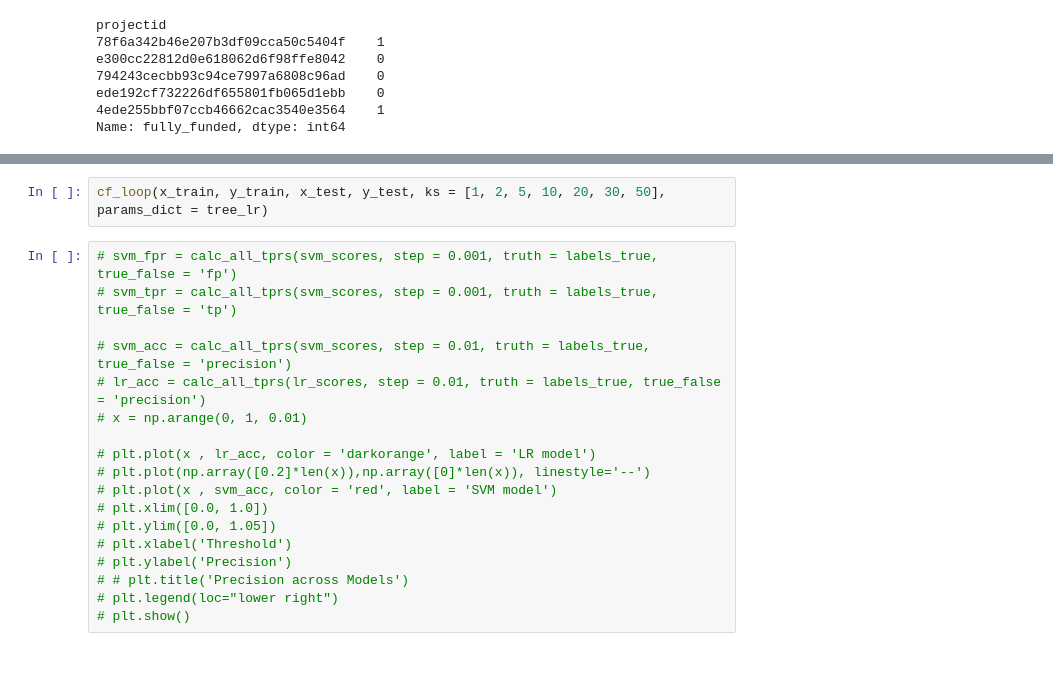
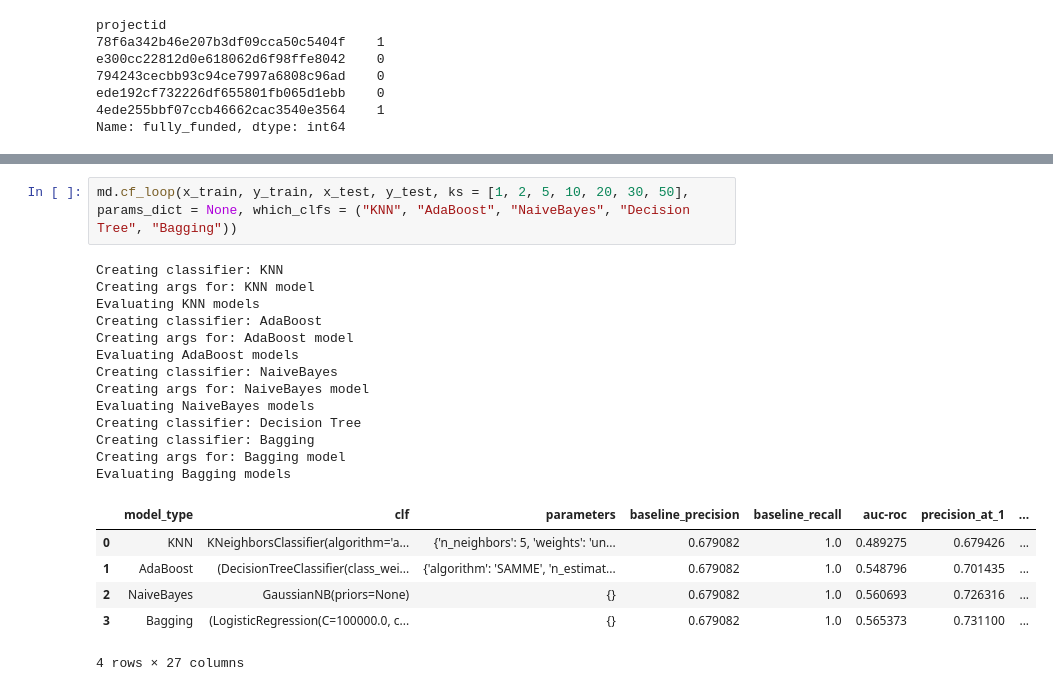
Before and after one commit to anmolchaturvedi/predicting_excitement, a Jupyter notebook: donors_choose.ipynb, the cells around one changed output, grey strips where cells are left out. Drawn from its saved outputs; the diff is of its cells as text; blank space fills up the shorter version.

Commit message:
mvoing model fcns around

```diff
--- a/donors_choose.ipynb
+++ b/donors_choose.ipynb
@@ -1221,20 +966,22 @@ tree_lr = {
 # %%
-cf_loop(x_train, y_train, x_test, y_test, ks = [1, 2, 5, 10, 20, 30, 50], params_dict = tree_lr)
+md.cf_loop(x_train, y_train, x_test, y_test, ks = [1, 2, 5, 10, 20, 30, 50], params_dict = None, which_clfs = ("KNN", "AdaBoost", "NaiveBayes", "Decision Tree", "Bagging"))
+# %% [output]
+Creating classifier: KNN
+Creating args for: KNN model
+Evaluating KNN models
+Creating classifier: AdaBoost
+Creating args for: AdaBoost model
+Evaluating AdaBoost models
+Creating classifier: NaiveBayes
+Creating args for: NaiveBayes model
+Evaluating NaiveBayes models
+Creating classifier: Decision Tree
+Creating classifier: Bagging
+Creating args for: Bagging model
+Evaluating Bagging models
+|  | model_type | clf | parameters | baseline_precision | baseline_recall | auc-roc | precision_at_1 | ... |
+| 0 | KNN | KNeighborsClassifier(algorithm='a... | {'n_neighbors': 5, 'weights': 'un... | 0.679082 | 1.0 | 0.489275 | 0.679426 | ... |
+| 1 | AdaBoost | (DecisionTreeClassifier(class_wei... | {'algorithm': 'SAMME', 'n_estimat... | 0.679082 | 1.0 | 0.548796 | 0.701435 | ... |
+| 2 | NaiveBayes | GaussianNB(priors=None) | {} | 0.679082 | 1.0 | 0.560693 | 0.726316 | ... |
+| 3 | Bagging | (LogisticRegression(C=100000.0, c... | {} | 0.679082 | 1.0 | 0.565373 | 0.731100 | ... |
+4 rows × 27 columns
-# %%
-# svm_fpr = calc_all_tprs(svm_scores, step = 0.001, truth = labels_true, true_false = 'fp')
-# svm_tpr = calc_all_tprs(svm_scores, step = 0.001, truth = labels_true, true_false = 'tp')
-
-# svm_acc = calc_all_tprs(svm_scores, step = 0.01, truth = labels_true, true_false = 'precision')
-# lr_acc = calc_all_tprs(lr_scores, step = 0.01, truth = labels_true, true_false = 'precision')
-# x = np.arange(0, 1, 0.01)
-
-# plt.plot(x , lr_acc, color = 'darkorange', label = 'LR model')
-# plt.plot(np.array([0.2]*len(x)),np.array([0]*len(x)), linestyle='--')
-# plt.plot(x , svm_acc, color = 'red', label = 'SVM model')
-# plt.xlim([0.0, 1.0])
-# plt.ylim([0.0, 1.05])
-# plt.xlabel('Threshold')
-# plt.ylabel('Precision')
-# # plt.title('Precision across Models')
-# plt.legend(loc="lower right")
-# plt.show()
```
Also changed, not shown: parts of 20 cells of this notebook, 3 other files.
